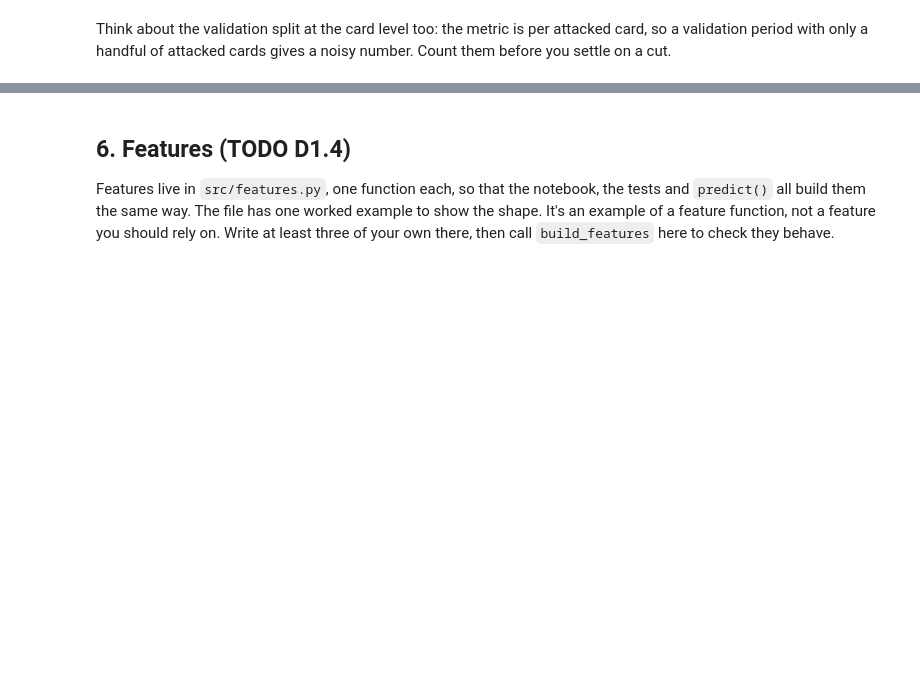
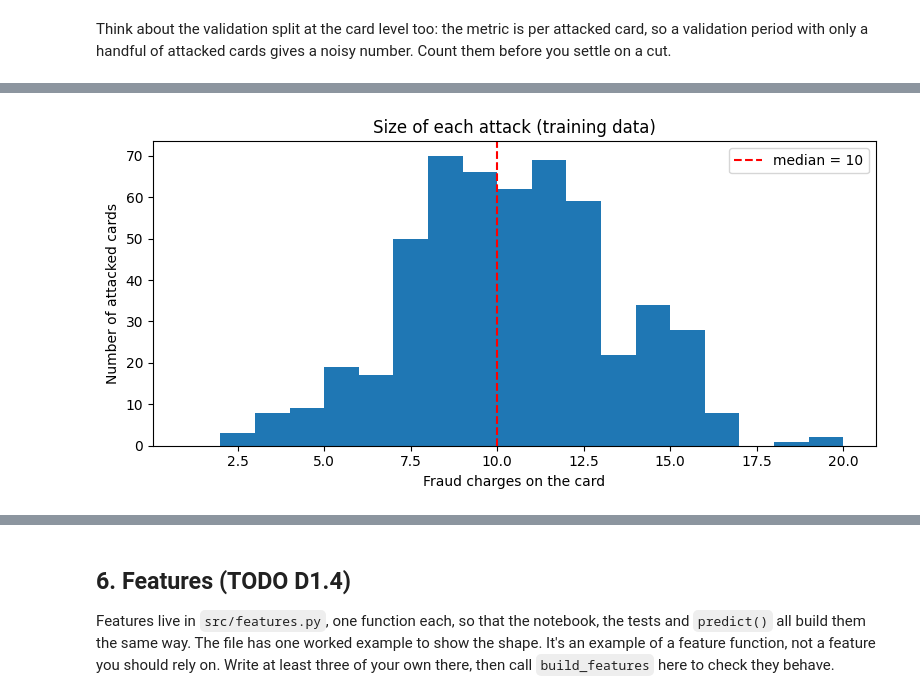
Before and after one commit to williamli218/mais202-team-2-fraud-bursts, a Jupyter notebook: notebooks/track02_williamli218.ipynb, the cells around one changed output, grey strips where cells are left out. Drawn from its saved outputs; the diff is of its cells as text; code cells hidden in the pictures; blank space fills up the shorter version.

```diff
--- a/notebooks/track02_williamli218.ipynb
+++ b/notebooks/track02_williamli218.ipynb
@@ -150,0 +251,15 @@ gives a noisy number. Count them before you settle on a cut.
+# %%
+per_card = train[train["is_fraud"] == 1].groupby("cc_num", observed=True).size()
+
+plt.figure(figsize=(8, 4))
+plt.hist(per_card, bins=range(1, per_card.max() + 2))
+plt.axvline(per_card.median(), color="red", linestyle="--", label=f"median = {per_card.median():.0f}")
+plt.xlabel("Fraud charges on the card")
+plt.ylabel("Number of attacked cards")
+plt.title("Size of each attack (training data)")
+plt.legend()
+plt.tight_layout()
+plt.savefig("reports/figures/frauds_per_attacked_card.png", dpi=150)
+plt.show()
+# %% [output]
+[figure, added]
```
Also changed, not shown: parts of 22 cells of this notebook.
